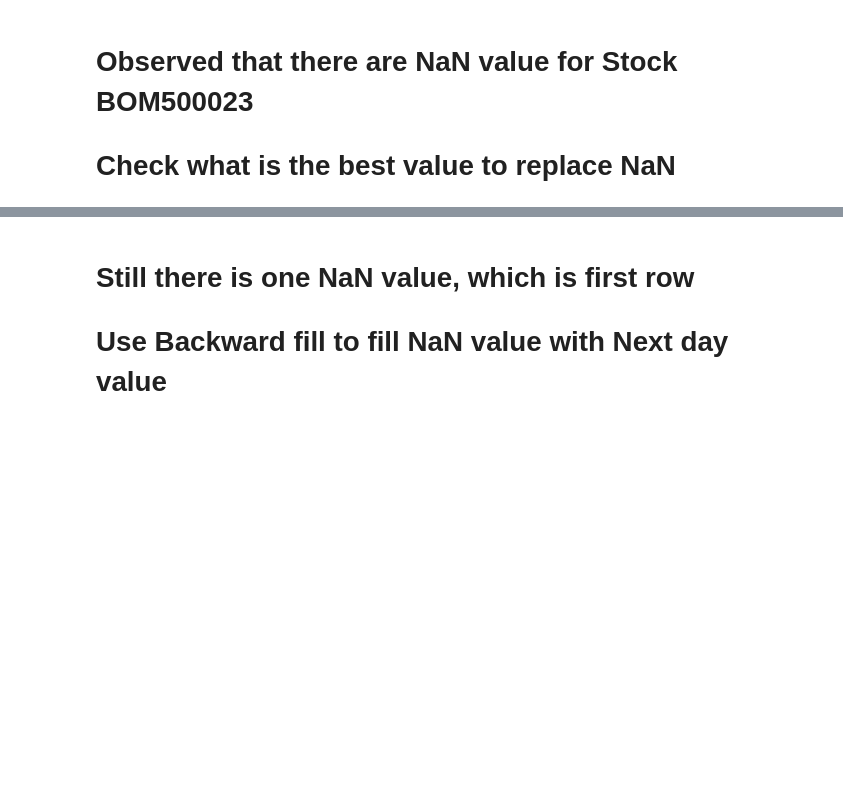
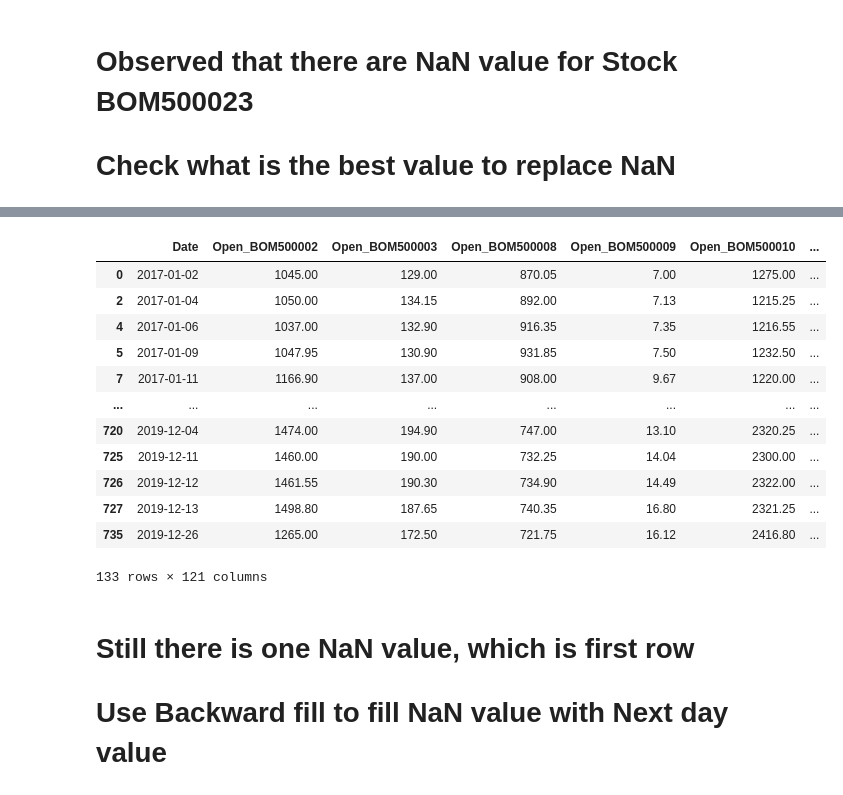
Before and after one commit to santoshgurujula/Springboard, a Jupyter notebook: DataWrangling.ipynb, the cells around one changed output, grey strips where cells are left out. Drawn from its saved outputs; the diff is of its cells as text; code cells hidden in the pictures; blank space fills up the shorter version.

```diff
--- a/DataWrangling.ipynb
+++ b/DataWrangling.ipynb
@@ -198,5 +217,19 @@ share_price_pivot_df.info()
 # %%
-share_price_pivot_df[share_price_pivot_df.BOM500023.isna()]
+share_price_pivot_df[share_price_pivot_df.Open_BOM500023.isna()]
+# %% [output]
+|  | Date | Open_BOM500002 | Open_BOM500003 | Open_BOM500008 | Open_BOM500009 | Open_BOM500010 | ... |
+| 0 | 2017-01-02 | 1045.00 | 129.00 | 870.05 | 7.00 | 1275.00 | ... |
+| 2 | 2017-01-04 | 1050.00 | 134.15 | 892.00 | 7.13 | 1215.25 | ... |
+| 4 | 2017-01-06 | 1037.00 | 132.90 | 916.35 | 7.35 | 1216.55 | ... |
+| 5 | 2017-01-09 | 1047.95 | 130.90 | 931.85 | 7.50 | 1232.50 | ... |
+| 7 | 2017-01-11 | 1166.90 | 137.00 | 908.00 | 9.67 | 1220.00 | ... |
+| ... | ... | ... | ... | ... | ... | ... | ... |
+| 720 | 2019-12-04 | 1474.00 | 194.90 | 747.00 | 13.10 | 2320.25 | ... |
+| 725 | 2019-12-11 | 1460.00 | 190.00 | 732.25 | 14.04 | 2300.00 | ... |
+| 726 | 2019-12-12 | 1461.55 | 190.30 | 734.90 | 14.49 | 2322.00 | ... |
+| 727 | 2019-12-13 | 1498.80 | 187.65 | 740.35 | 16.80 | 2321.25 | ... |
+| 735 | 2019-12-26 | 1265.00 | 172.50 | 721.75 | 16.12 | 2416.80 | ... |
+133 rows × 121 columns
 # %%
 #Forward fill NaN value with previous row value
 share_price_pivot_df.ffill(axis=0,inplace=True)
```
Also changed, not shown: parts of 5 cells of this notebook.
